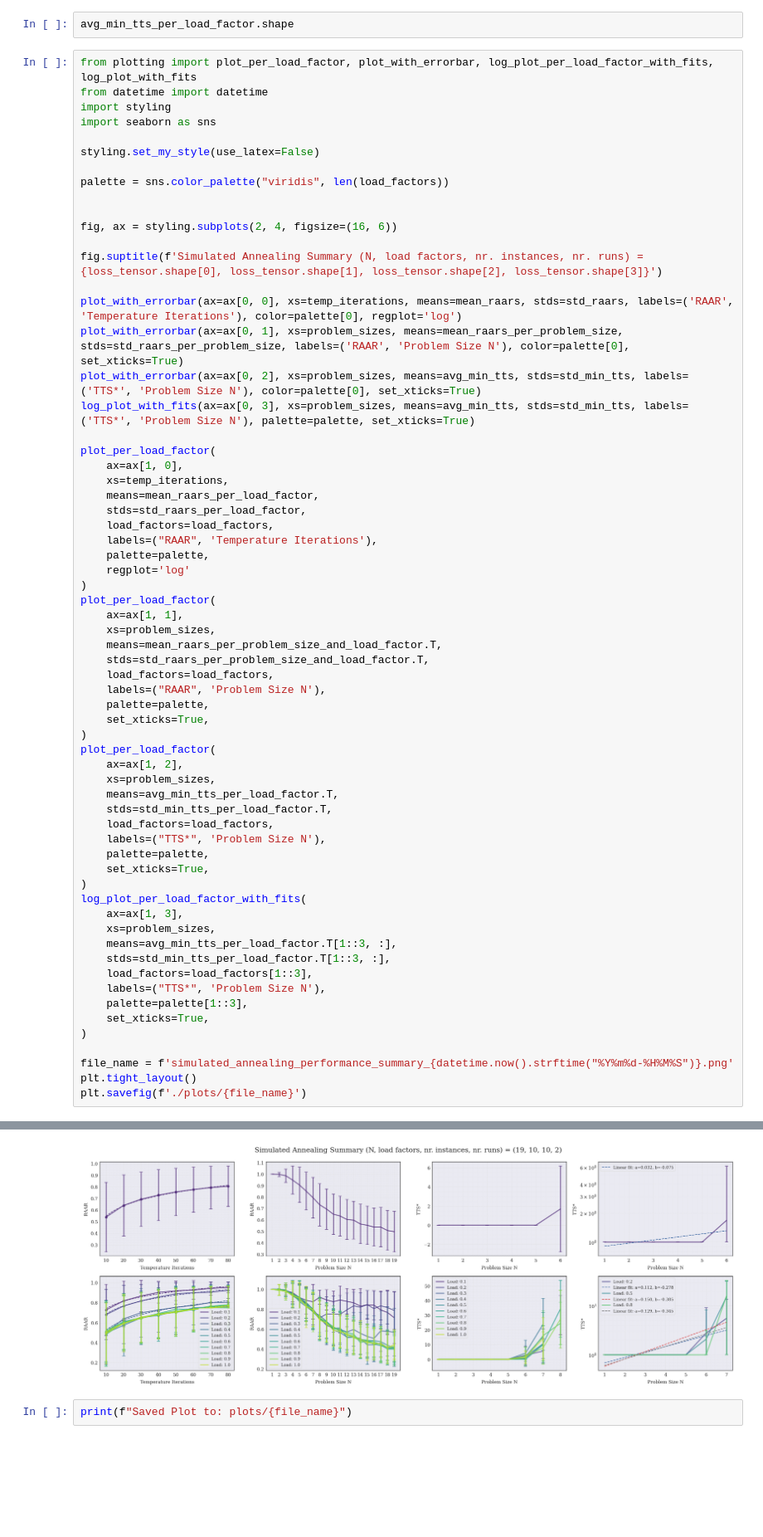
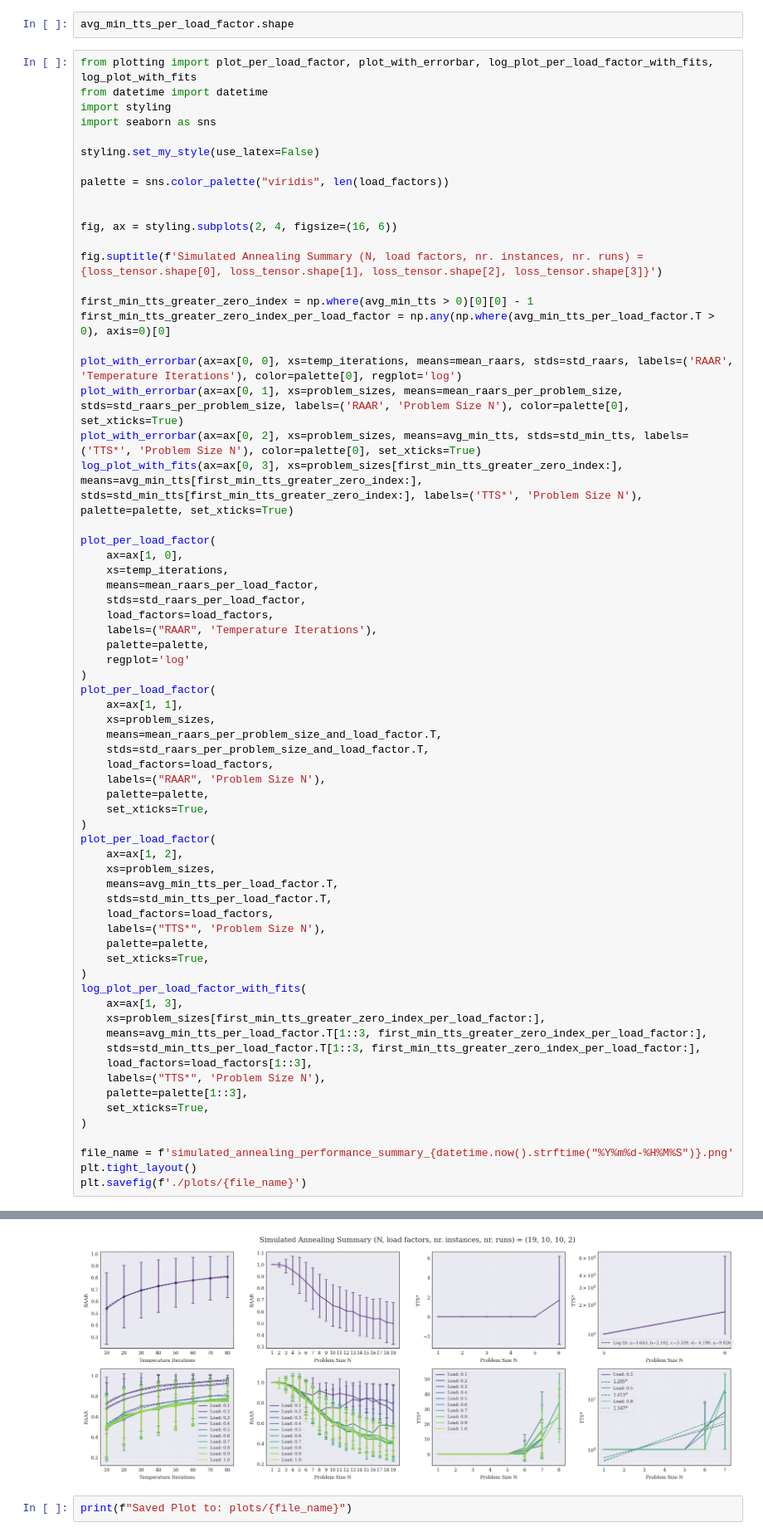
Before and after one commit to DerEinverleiber/UCP-PaperV2, a Jupyter notebook: cl_optimizer_plots.ipynb, the cells around one changed output, grey strips where cells are left out. Shown at 83% size. Cells and saved outputs as stored; diff of their text form; blank space fills up the shorter version.

Commit message:
feat(cl plots): remove first problem sizes from tts* log plot with tts* <= 0 for all load factors + set palette color for fits + set label for linear fits to be 10^a (with y = a*x + b)

```diff
--- a/cl_optimizer_plots.ipynb
+++ b/cl_optimizer_plots.ipynb
@@ -92,10 +91,13 @@ fig, ax = styling.subplots(2, 4, figsize=(16, 6))
 
 fig.suptitle(f'Simulated Annealing Summary (N, load factors, nr. instances, nr. runs) = {loss_tensor.shape[0], loss_tensor.shape[1], loss_tensor.shape[2], loss_tensor.shape[3]}')
 
+first_min_tts_greater_zero_index = np.where(avg_min_tts > 0)[0][0] - 1
+first_min_tts_greater_zero_index_per_load_factor = np.any(np.where(avg_min_tts_per_load_factor.T > 0), axis=0)[0]
+
 plot_with_errorbar(ax=ax[0, 0], xs=temp_iterations, means=mean_raars, stds=std_raars, labels=('RAAR', 'Temperature Iterations'), color=palette[0], regplot='log')
 plot_with_errorbar(ax=ax[0, 1], xs=problem_sizes, means=mean_raars_per_problem_size, stds=std_raars_per_problem_size, labels=('RAAR', 'Problem Size N'), color=palette[0], set_xticks=True)
 plot_with_errorbar(ax=ax[0, 2], xs=problem_sizes, means=avg_min_tts, stds=std_min_tts, labels=('TTS*', 'Problem Size N'), color=palette[0], set_xticks=True)
-log_plot_with_fits(ax=ax[0, 3], xs=problem_sizes, means=avg_min_tts, stds=std_min_tts, labels=('TTS*', 'Problem Size N'), palette=palette, set_xticks=True)
+log_plot_with_fits(ax=ax[0, 3], xs=problem_sizes[first_min_tts_greater_zero_index:], means=avg_min_tts[first_min_tts_greater_zero_index:], stds=std_min_tts[first_min_tts_greater_zero_index:], labels=('TTS*', 'Problem Size N'), palette=palette, set_xticks=True)
 
 plot_per_load_factor(
     ax=ax[1, 0],
@@ -129,9 +131,9 @@ plot_per_load_factor(
 )
 log_plot_per_load_factor_with_fits(
     ax=ax[1, 3],
-    xs=problem_sizes,
-    means=avg_min_tts_per_load_factor.T[1::3, :],
-    stds=std_min_tts_per_load_factor.T[1::3, :],
+    xs=problem_sizes[first_min_tts_greater_zero_index_per_load_factor:],
+    means=avg_min_tts_per_load_factor.T[1::3, first_min_tts_greater_zero_index_per_load_factor:],
+    stds=std_min_tts_per_load_factor.T[1::3, first_min_tts_greater_zero_index_per_load_factor:],
     load_factors=load_factors[1::3],
     labels=("TTS*", 'Problem Size N'),
     palette=palette[1::3],
@@ -145,4 +148,4 @@ plt.savefig(f'./plots/{file_name}')
-[figure, old version]
+[figure, new version]
 # %%
 print(f"Saved Plot to: plots/{file_name}")
 # %% [output]
```
Also changed, not shown: parts of 2 cells of this notebook, 1 other file.
